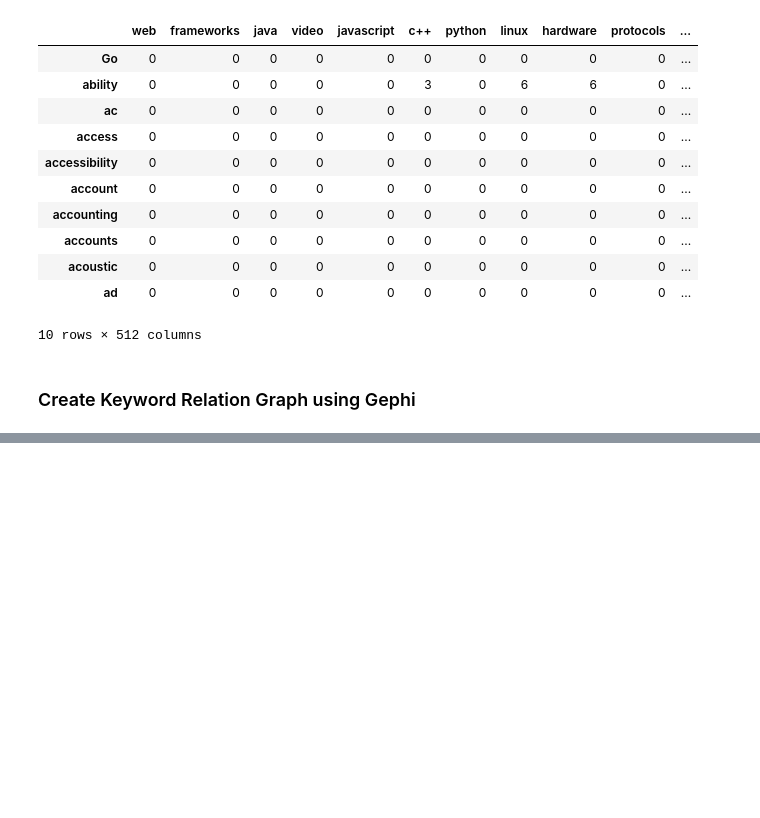
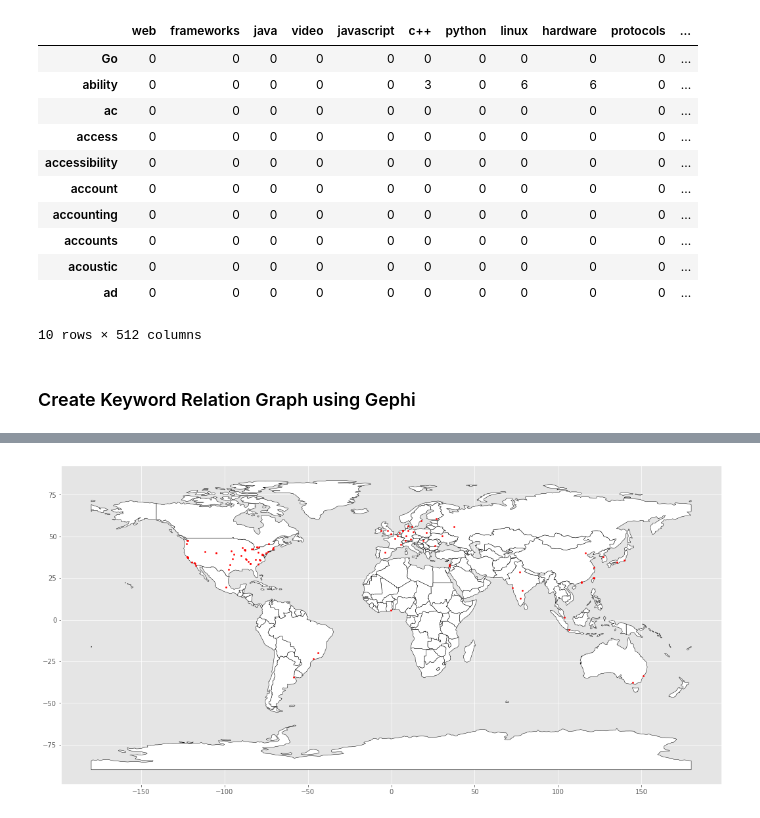
Before and after one commit to aesophor/DataScience, a Jupyter notebook: hw4-final-project/Google_Job_Descriptions_Analysis.ipynb, the cells around one changed output, grey strips where cells are left out. Saved outputs shown, nothing was run; the diff lists cells and outputs as text; code cells hidden in the pictures; blank space fills up the shorter version.

```diff
--- a/hw4-final-project/Google_Job_Descriptions_Analysis.ipynb
+++ b/hw4-final-project/Google_Job_Descriptions_Analysis.ipynb
@@ -631,0 +691,11 @@ co_occur.to_csv('keyword_co_occur_google.csv')
+# %%
+import pandas as pd # Reading csv file
+from shapely.geometry import Point # Shapely for converting latitude/longtitude to geometry
+import geopandas as gpd # To create GeodataFrame
+geometry = [Point(xy) for xy in zip(lon, lat)]
+# Coordinate reference system : WGS84
+crs = {'init': 'epsg:4326'}
+# Creating a Geographic data frame
+gdf = gpd.GeoDataFrame(key, crs=crs, geometry=geometry)
+gdf.head(10)
+#cities.plot(ax=base, marker='o', color='red', markersize=5);
@@ -631,0 +714,6 @@ co_occur.to_csv('keyword_co_occur_google.csv')
+# %%
+world = gpd.read_file(gpd.datasets.get_path('naturalearth_lowres'))
+base = world.plot(color='white', edgecolor='black',figsize=(18,16))
+gdf.plot(ax=base, marker='o', color='red', markersize=5)
+# %% [output]
+[figure, added]
```
Also changed, not shown: parts of 5 cells of this notebook, 8 other files.
